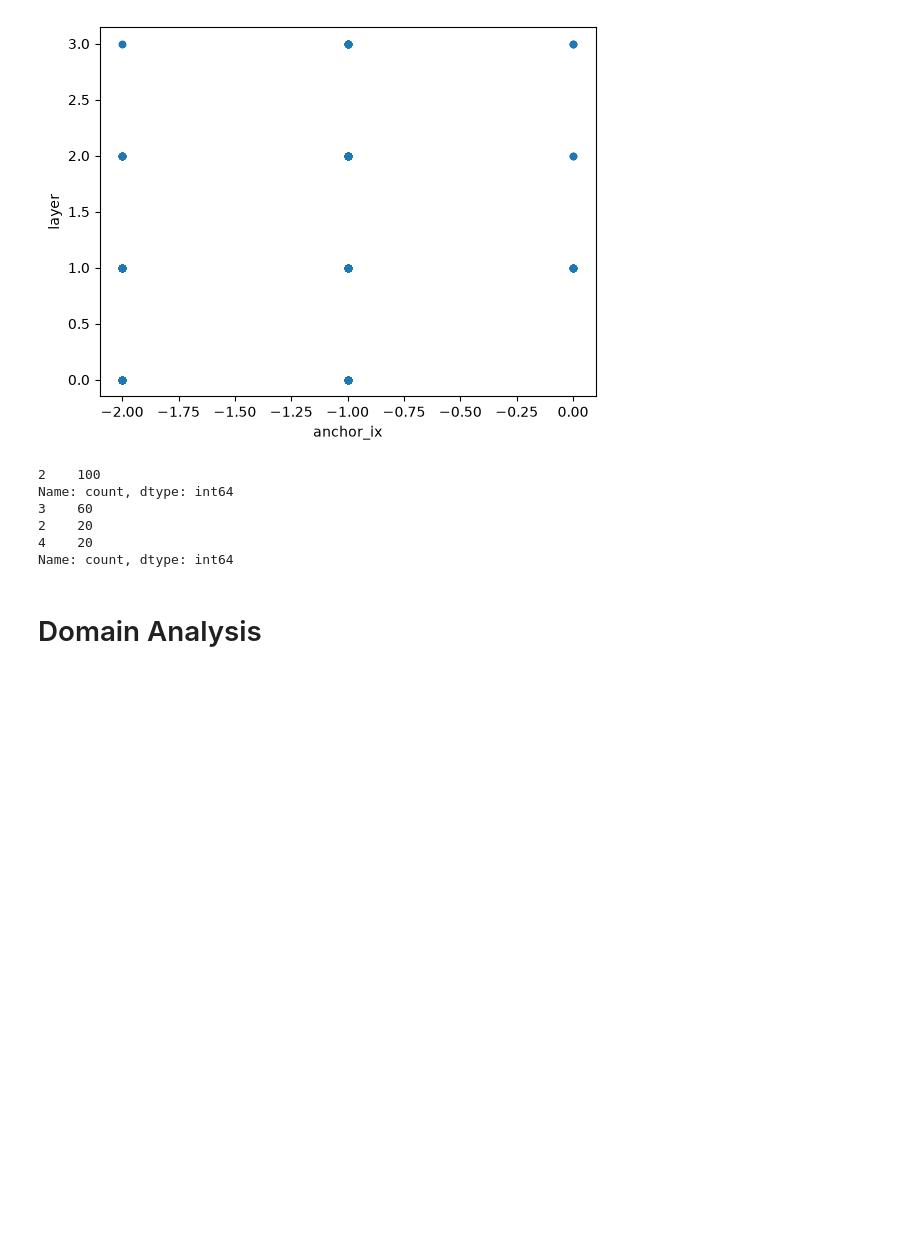
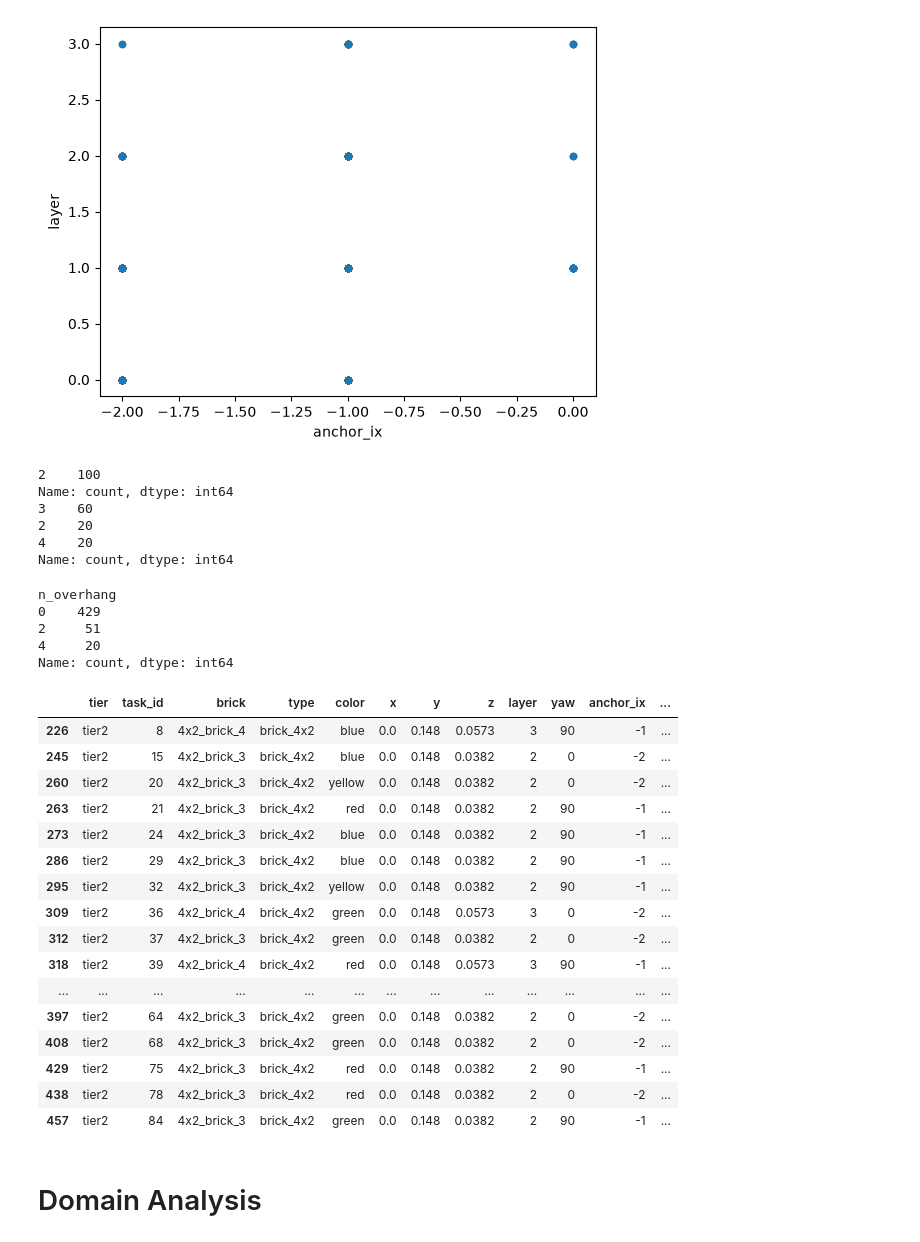
Before and after one commit to maxazv/lego-workbenchmark, a Jupyter notebook: src/analysis.ipynb, the cells around one changed output. Drawn from its saved outputs; the diff is of its cells as text; code cells hidden in the pictures; blank space fills up the shorter version.

```diff
--- a/src/analysis.ipynb
+++ b/src/analysis.ipynb
@@ -54,14 +54,20 @@ import pandas as pd
 rows = []
 for tier, tasks in data.items():
     for task_id, (bricks, lat) in enumerate(tasks):
+        supps = supporters(bricks)
         for b in bricks:
+            n_studs = len(b.cells)
+            n_supps = len(supps[b.name])
+            n_overhang = n_studs - sum(s_count for _, s_count in supps[b.name]) if b.layer > 0 else 0
             rows.append({
                 "tier": tier, "task_id": task_id,
                 "brick": b.name, "type": b.type, "color": b.color,
                 "x": b.center[0], "y": b.center[1], "z": b.center[2],
                 "layer": b.layer, "yaw": b.yaw,
                 "anchor_ix": b.anchor[0], "anchor_iy": b.anchor[1],
-                "n_studs": len(b.cells),
+                "n_studs": n_studs,
+                "n_overhang": n_overhang,
+                "n_supps": n_supps,
                 "init_x": b.initial[0] if b.initial else None,
                 "init_y": b.initial[1] if b.initial else None,
                 "init_z": b.initial[2] if b.initial else None,
@@ -199,7 +205,31 @@ Name: count, dtype: int64
 4    20
 Name: count, dtype: int64
 # %%
-# maybe a sort of graph with edge thickness representing connections
+print(bricks_df.n_overhang.value_counts())
+bricks_df[bricks_df.n_overhang == 4]
+# %% [output]
+n_overhang
+0    429
+2     51
+4     20
+Name: count, dtype: int64
+|  | tier | task_id | brick | type | color | x | y | z | layer | yaw | anchor_ix | ... |
+| 226 | tier2 | 8 | 4x2_brick_4 | brick_4x2 | blue | 0.0 | 0.148 | 0.0573 | 3 | 90 | -1 | ... |
+| 245 | tier2 | 15 | 4x2_brick_3 | brick_4x2 | blue | 0.0 | 0.148 | 0.0382 | 2 | 0 | -2 | ... |
+| 260 | tier2 | 20 | 4x2_brick_3 | brick_4x2 | yellow | 0.0 | 0.148 | 0.0382 | 2 | 0 | -2 | ... |
+| 263 | tier2 | 21 | 4x2_brick_3 | brick_4x2 | red | 0.0 | 0.148 | 0.0382 | 2 | 90 | -1 | ... |
+| 273 | tier2 | 24 | 4x2_brick_3 | brick_4x2 | blue | 0.0 | 0.148 | 0.0382 | 2 | 90 | -1 | ... |
+| 286 | tier2 | 29 | 4x2_brick_3 | brick_4x2 | blue | 0.0 | 0.148 | 0.0382 | 2 | 90 | -1 | ... |
+| 295 | tier2 | 32 | 4x2_brick_3 | brick_4x2 | yellow | 0.0 | 0.148 | 0.0382 | 2 | 90 | -1 | ... |
+| 309 | tier2 | 36 | 4x2_brick_4 | brick_4x2 | green | 0.0 | 0.148 | 0.0573 | 3 | 0 | -2 | ... |
+| 312 | tier2 | 37 | 4x2_brick_3 | brick_4x2 | green | 0.0 | 0.148 | 0.0382 | 2 | 0 | -2 | ... |
+| 318 | tier2 | 39 | 4x2_brick_4 | brick_4x2 | red | 0.0 | 0.148 | 0.0573 | 3 | 90 | -1 | ... |
+| ... | ... | ... | ... | ... | ... | ... | ... | ... | ... | ... | ... | ... |
+| 397 | tier2 | 64 | 4x2_brick_3 | brick_4x2 | green | 0.0 | 0.148 | 0.0382 | 2 | 0 | -2 | ... |
+| 408 | tier2 | 68 | 4x2_brick_3 | brick_4x2 | green | 0.0 | 0.148 | 0.0382 | 2 | 0 | -2 | ... |
+| 429 | tier2 | 75 | 4x2_brick_3 | brick_4x2 | red | 0.0 | 0.148 | 0.0382 | 2 | 90 | -1 | ... |
+| 438 | tier2 | 78 | 4x2_brick_3 | brick_4x2 | red | 0.0 | 0.148 | 0.0382 | 2 | 0 | -2 | ... |
+| 457 | tier2 | 84 | 4x2_brick_3 | brick_4x2 | green | 0.0 | 0.148 | 0.0382 | 2 | 90 | -1 | ... |
 # %% [markdown]
 # Domain Analysis
 # %%
```
Also changed, not shown: parts of 5 cells of this notebook, 1 other file.
